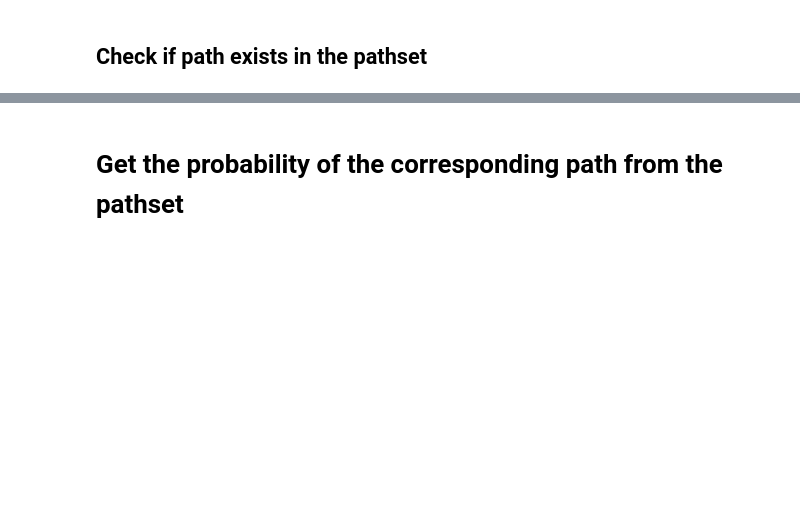
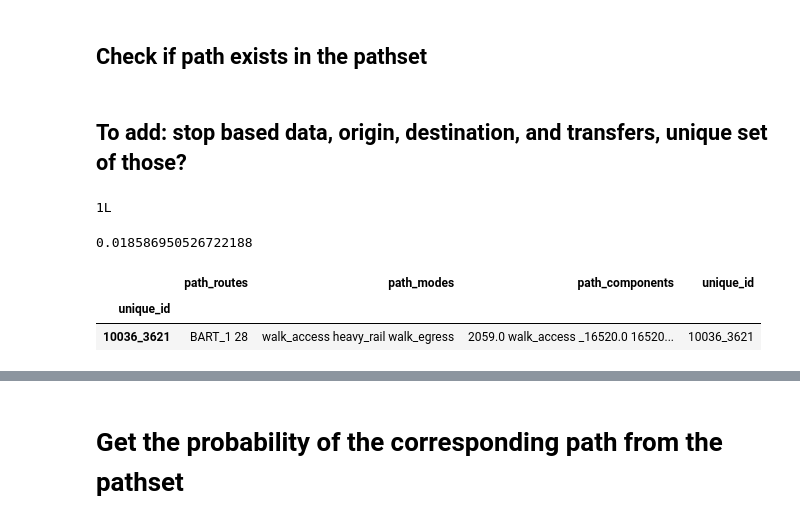
Before and after one commit to sfcta/fast-trips-validation, a Jupyter notebook: notebooks/prepare_fasttrips.ipynb, the cells around one changed output, grey strips where cells are left out. Saved outputs shown, nothing was run; the diff lists cells and outputs as text; code cells hidden in the pictures; blank space fills up the shorter version.

```diff
--- a/notebooks/prepare_fasttrips.ipynb
+++ b/notebooks/prepare_fasttrips.ipynb
@@ -34,0 +74,5 @@ pathset_links = pathset_links[pathset_links['iteration'] == pathset_links['itera
+# %%
+obs['unique_id'] = obs['person_id'].astype('str') +"_"+obs['trip_list_id_num'].astype('str')
+model['unique_id'] = model['person_id'].astype('str') +"_"+model['trip_list_id_num'].astype('str')
+pathset_links['unique_id'] = pathset_links['person_id'].astype('int').astype('str') +"_"+pathset_links['trip_list_id_num'].astype('str')
+# pathset_paths['unique_id'] = pathset_paths['person_id'].astype('str') +"_"+pathset_paths['trip_list_id_num'].astype('str')
@@ -66,0 +135,6 @@ new_pathset = produce_path_fields(pathset_links, group=['person_id','trip_list_i
+# %%
+# Create caluclated joined fields for the observed, modeled, and pathset links file
+
+# Concatenate modes, route IDs, etc to produce unique trip identities
+# Do this for each set of trips in the oberved data, as well as for the modeled, since we don't have the field produced by FT
+observed_path = produce_path_fields(obs, group=['unique_id'])
@@ -128,0 +297,17 @@ total_match = observed_path.apply(check_path_existence, pathset_df=new_pathset,
+# %% [markdown]
+## To add: stop based data, origin, destination, and transfers, unique set of those?
+# %%
+# Mode match is the only one that should match right now because the transit route IDs aren't attached
+mode_match.max()
+# %% [output]
+1L
+# %%
+mode_match.mean()
+# %% [output]
+0.018586950526722188
+# %%
+observed_path[observed_path['unique_id'] == '10036_3621']
+# %% [output]
+|  | path_routes | path_modes | path_components | unique_id |
+| unique_id |  |  |  |  |
+| 10036_3621 | BART_1 28 | walk_access heavy_rail walk_egress | 2059.0 walk_access _16520.0 16520... | 10036_3621 |
```
Also changed, not shown: parts of 61 cells of this notebook.
